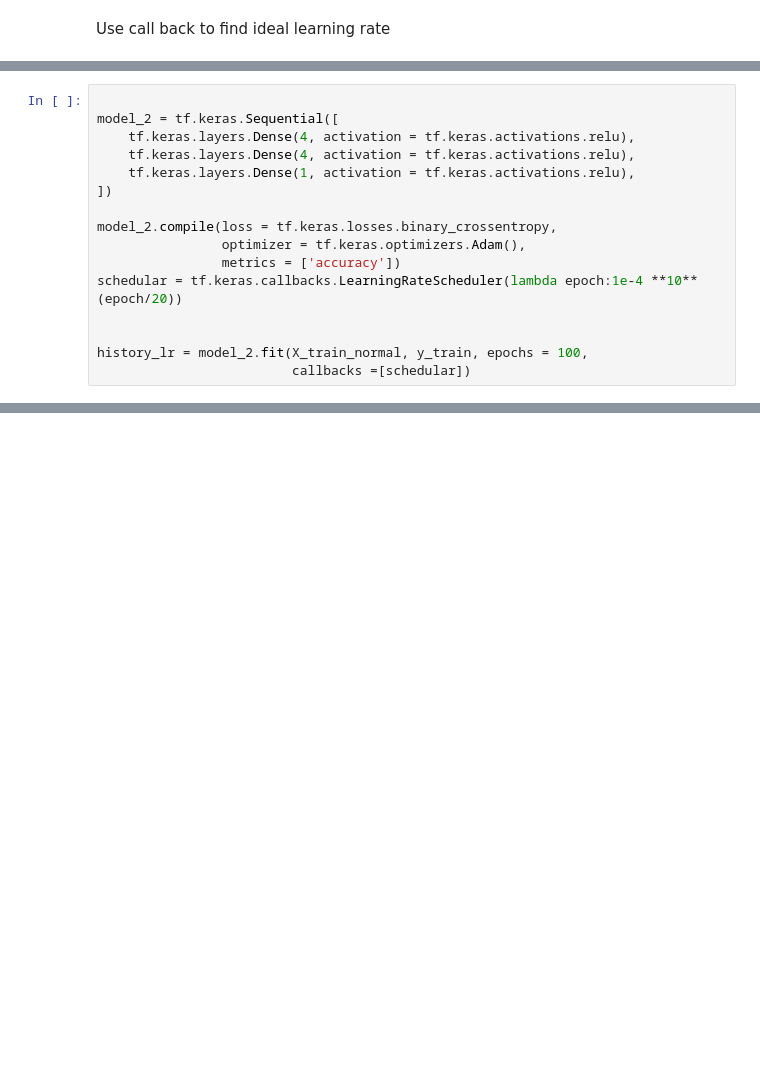
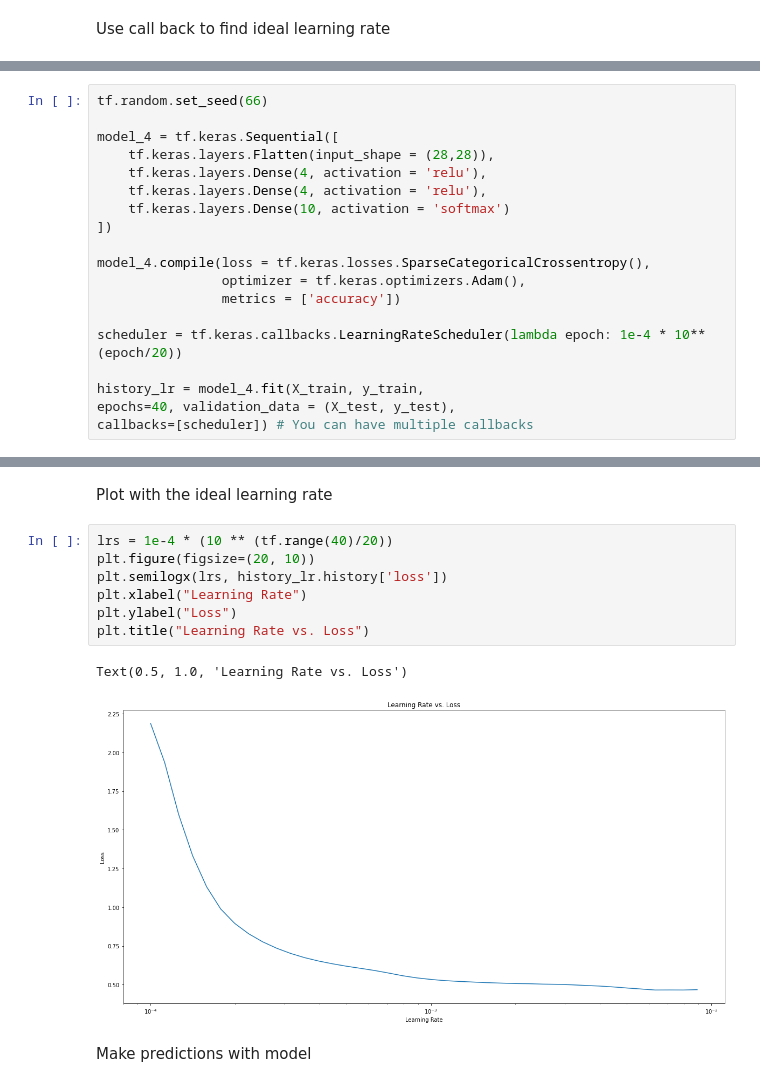
Before and after one commit to HLCarbon/DeepLearning, a Jupyter notebook: Deep_learning_classification.ipynb, the cells around one changed output, grey strips where cells are left out. Saved outputs shown, nothing was run; the diff lists cells and outputs as text; blank space fills up the shorter version.

```diff
--- a/Deep_learning_classification.ipynb
+++ b/Deep_learning_classification.ipynb
@@ -194,17 +348,20 @@ Use call back to find ideal learning rate
 # %%
+tf.random.set_seed(66)
 
-model_2 = tf.keras.Sequential([
-    tf.keras.layers.Dense(4, activation = tf.keras.activations.relu),
-    tf.keras.layers.Dense(4, activation = tf.keras.activations.relu),
-    tf.keras.layers.Dense(1, activation = tf.keras.activations.relu),
+model_4 = tf.keras.Sequential([
+    tf.keras.layers.Flatten(input_shape = (28,28)),
+    tf.keras.layers.Dense(4, activation = 'relu'),
+    tf.keras.layers.Dense(4, activation = 'relu'),
+    tf.keras.layers.Dense(10, activation = 'softmax')
 ])
 
-model_2.compile(loss = tf.keras.losses.binary_crossentropy,
+model_4.compile(loss = tf.keras.losses.SparseCategoricalCrossentropy(),
                 optimizer = tf.keras.optimizers.Adam(),
                 metrics = ['accuracy'])
-schedular = tf.keras.callbacks.LearningRateScheduler(lambda epoch:1e-4 **10**(epoch/20))
 
+scheduler = tf.keras.callbacks.LearningRateScheduler(lambda epoch: 1e-4 * 10**(epoch/20))
 
-history_lr = model_2.fit(X_train_normal, y_train, epochs = 100,
-                         callbacks =[schedular])
+history_lr = model_4.fit(X_train, y_train,
+epochs=40, validation_data = (X_test, y_test),
+callbacks=[scheduler]) # You can have multiple callbacks
 # %% [output]
@@ -227,0 +385,14 @@ Epoch 100/100
+# %% [markdown]
+Plot with the ideal learning rate
+# %%
+lrs = 1e-4 * (10 ** (tf.range(40)/20))
+plt.figure(figsize=(20, 10))
+plt.semilogx(lrs, history_lr.history['loss'])
+plt.xlabel("Learning Rate")
+plt.ylabel("Loss")
+plt.title("Learning Rate vs. Loss")
+# %% [output]
+Text(0.5, 1.0, 'Learning Rate vs. Loss')
+[figure, added]
+# %% [markdown]
+Make predictions with model
```
Also changed, not shown: parts of 27 cells of this notebook.
